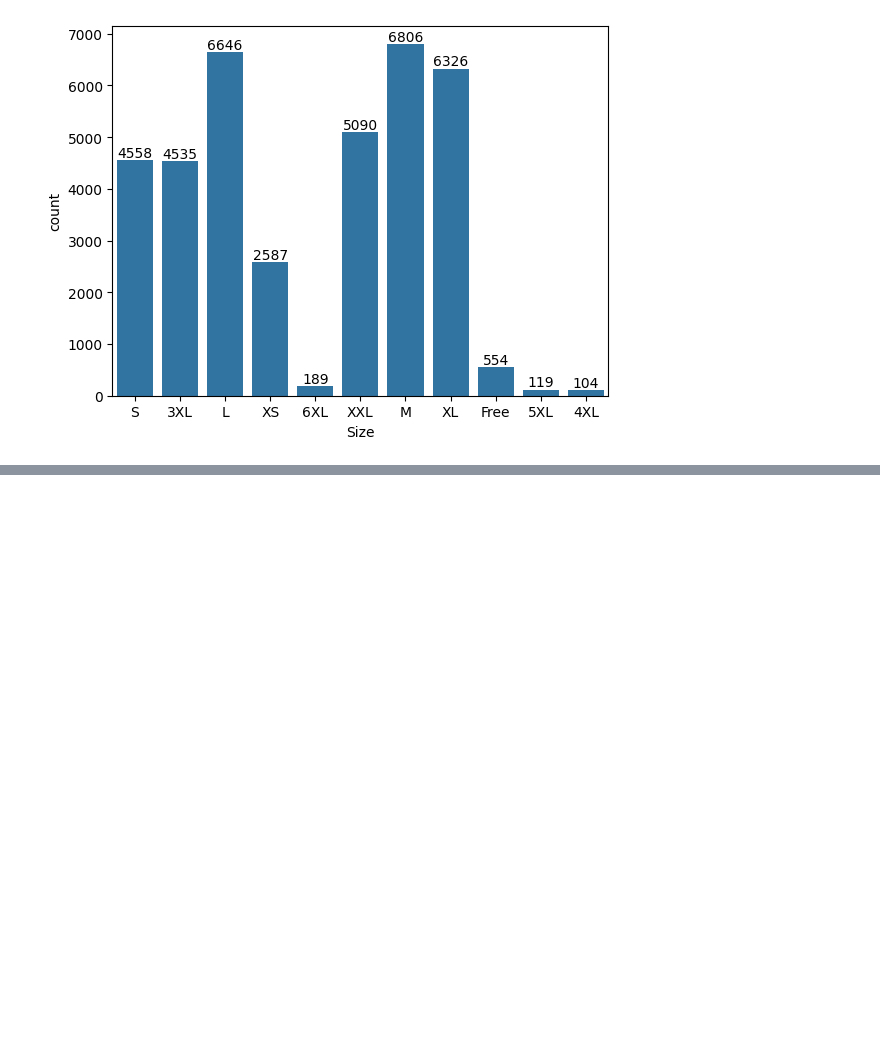
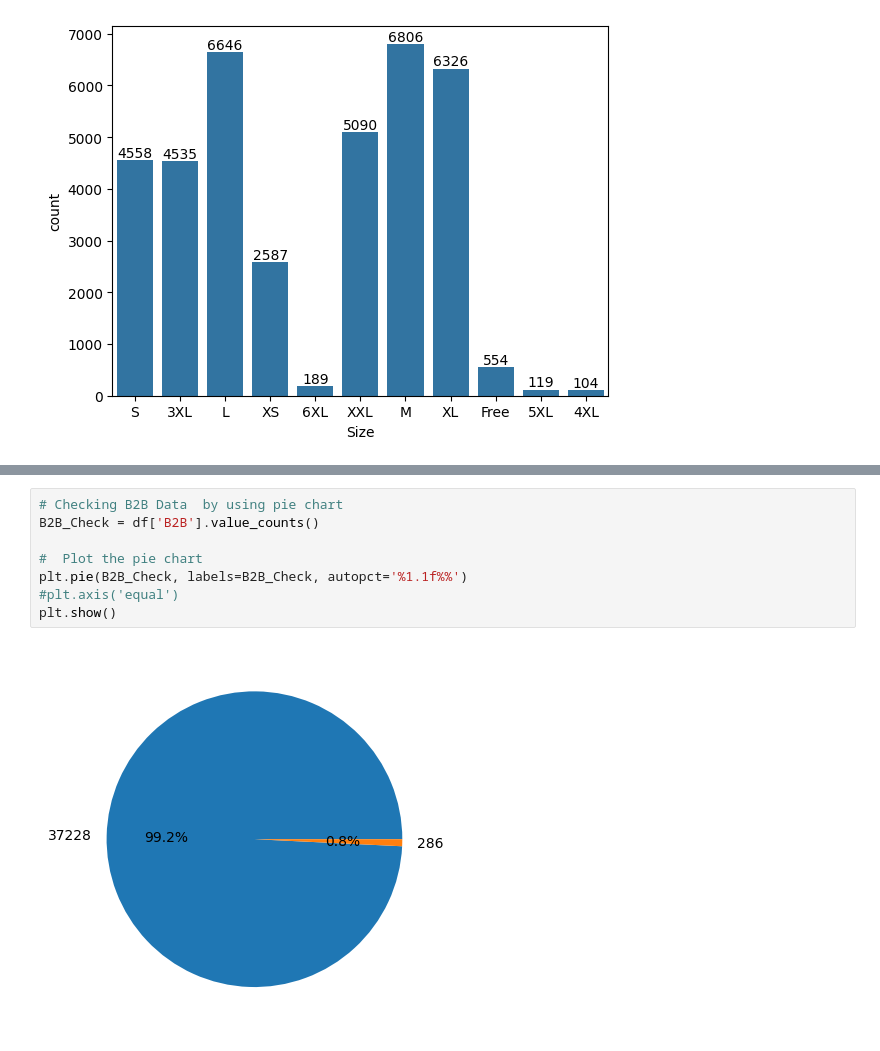
Before and after one commit to tanay9098/AMAZON_SALES_REPORT, a Jupyter notebook: Amazon.ipynb, the cells around one changed output, grey strips where cells are left out. Drawn from its saved outputs; the diff is of its cells as text; blank space fills up the shorter version.

```diff
--- a/Amazon.ipynb
+++ b/Amazon.ipynb
@@ -171,0 +188,10 @@ for bars in ax.containers:
+# %%
+# Checking B2B Data  by using pie chart
+B2B_Check = df['B2B'].value_counts()
+
+#  Plot the pie chart
+plt.pie(B2B_Check, labels=B2B_Check, autopct='%1.1f%%')
+#plt.axis('equal')
+plt.show()
+# %% [output]
+[figure, added]
```
Also changed, not shown: parts of 5 cells of this notebook.
